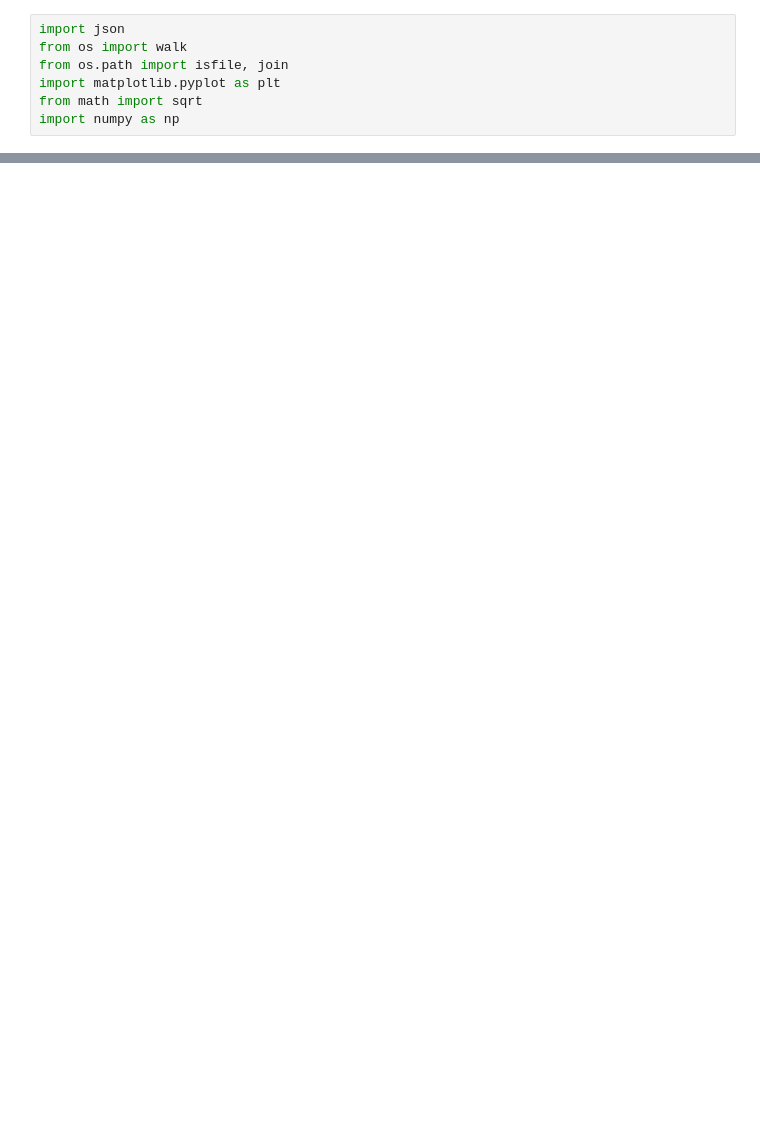
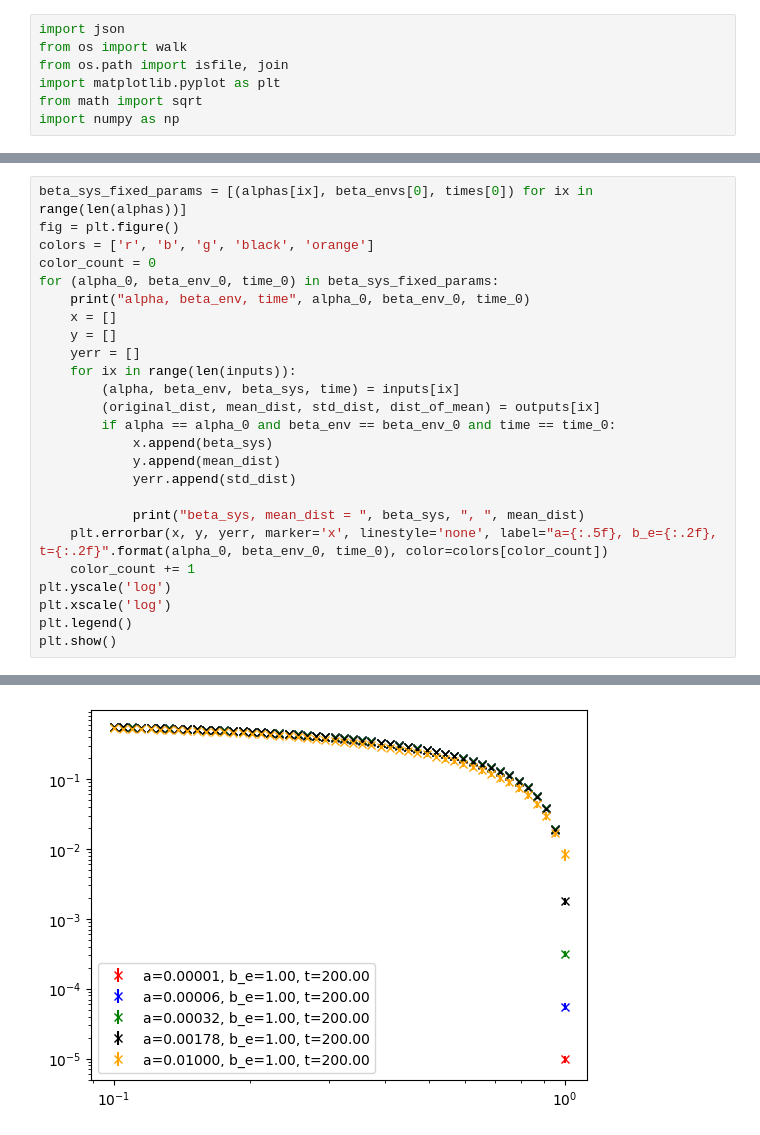
Before and after one commit to matthagan15/thermal_state_prep, a Jupyter notebook: numerics/analysis/single_shot_notebook.ipynb, the cells around one changed output, grey strips where cells are left out. Drawn from its saved outputs; the diff is of its cells as text; blank space fills up the shorter version.

```diff
--- a/numerics/analysis/single_shot_notebook.ipynb
+++ b/numerics/analysis/single_shot_notebook.ipynb
@@ -45,0 +98,26 @@ times
+# %%
+beta_sys_fixed_params = [(alphas[ix], beta_envs[0], times[0]) for ix in range(len(alphas))]
+fig = plt.figure()
+colors = ['r', 'b', 'g', 'black', 'orange']
+color_count = 0
+for (alpha_0, beta_env_0, time_0) in beta_sys_fixed_params:
+    print("alpha, beta_env, time", alpha_0, beta_env_0, time_0)
+    x = []
+    y = []
+    yerr = []
+    for ix in range(len(inputs)):
+        (alpha, beta_env, beta_sys, time) = inputs[ix]
+        (original_dist, mean_dist, std_dist, dist_of_mean) = outputs[ix]
+        if alpha == alpha_0 and beta_env == beta_env_0 and time == time_0:
+            x.append(beta_sys)
+            y.append(mean_dist)
+            yerr.append(std_dist)
+
+            print("beta_sys, mean_dist = ", beta_sys, ", ", mean_dist)
+    plt.errorbar(x, y, yerr, marker='x', linestyle='none', label="a={:.5f}, b_e={:.2f}, t={:.2f}".format(alpha_0, beta_env_0, time_0), color=colors[color_count])
+    color_count += 1
+plt.yscale('log')
+plt.xscale('log')
+plt.legend()
+plt.show()
+# %% [output]
@@ -45,0 +141 @@ times
+[figure, added]
```
Also changed, not shown: parts of 4 cells of this notebook, 12 other files.
